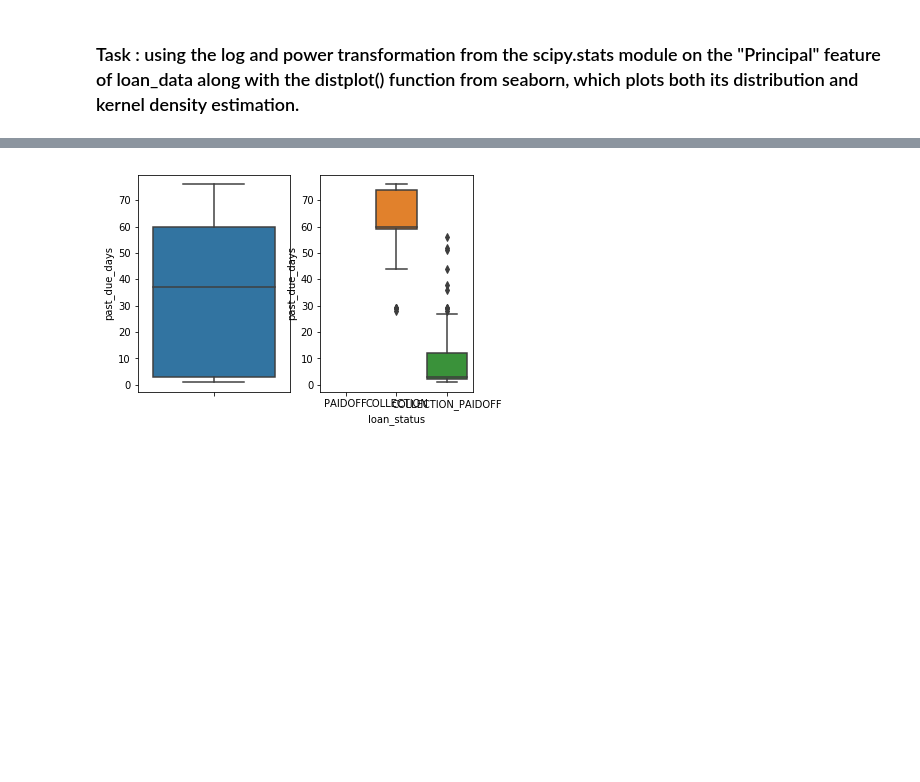
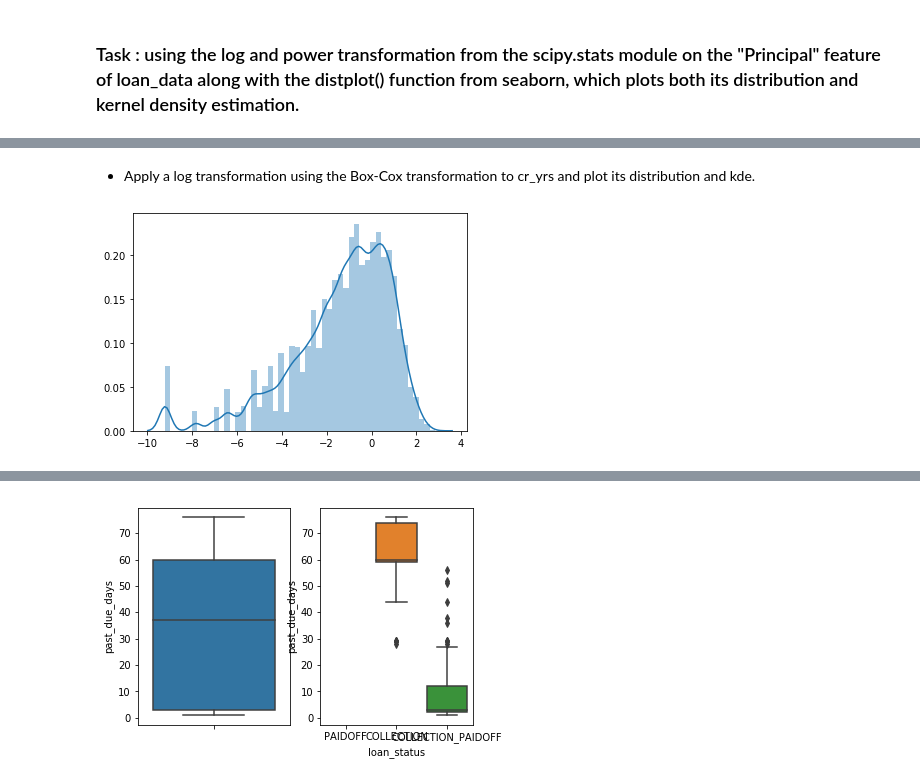
Before and after one commit to naikshubham/Machine-Learning-Interview-Questions-in-Python, a Jupyter notebook: Train Vs Test distribution & transformation.ipynb, the cells around one changed output, grey strips where cells are left out. Cells and saved outputs as stored; diff of their text form; code cells hidden in the pictures; blank space fills up the shorter version.

Commit message:
transformations

```diff
--- a/Train Vs Test distribution & transformation.ipynb
+++ b/Train Vs Test distribution & transformation.ipynb
@@ -61,0 +84,16 @@ plt.show()
+# %% [markdown]
+- Apply a log transformation using the Box-Cox transformation to cr_yrs and plot its distribution and kde.
+# %%
+from scipy.stats import boxcox
+# Subset loan_data
+# cr_yrs = loan_data['Years of Credit History']
+
+# Box-Cox transformation
+cr_yrs_log = boxcox(cr_yrs, lmbda=0.0)
+
+# Histogram and kernel density estimate
+plt.figure()
+sns.distplot(cr_yrs_log)
+plt.show()
+# %% [output]
+[figure, added]
```
Also changed, not shown: parts of 9 cells of this notebook.
